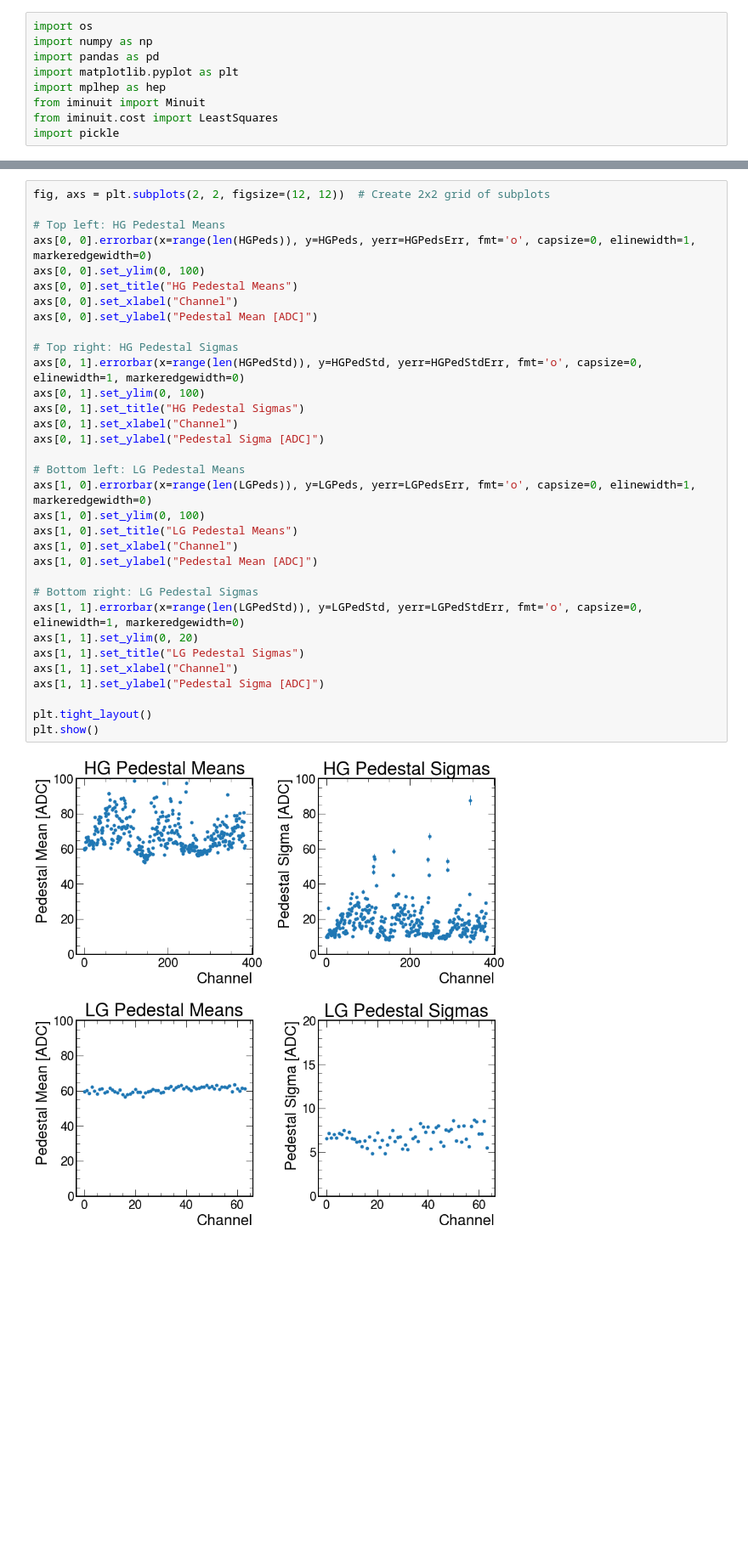
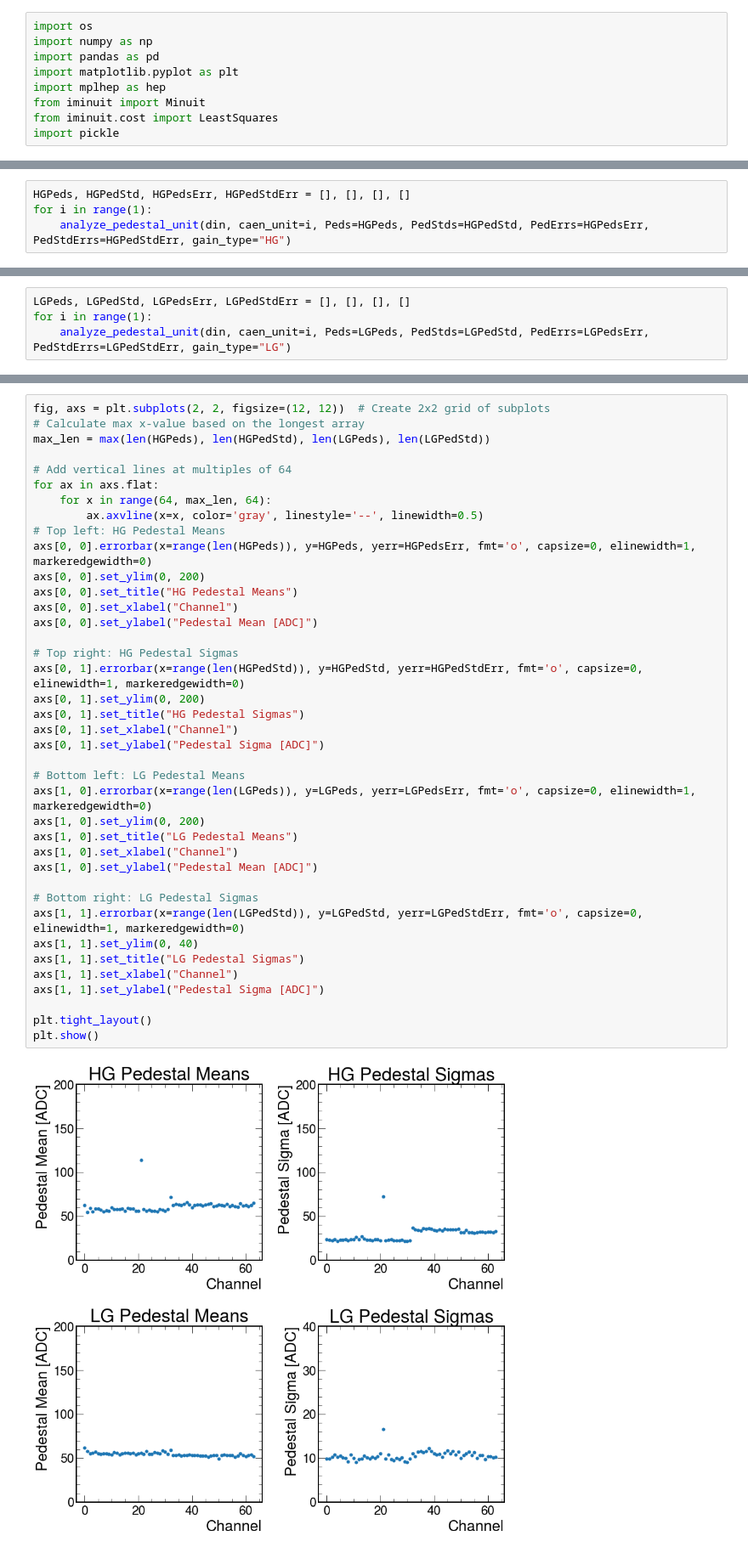
Before and after one commit to SeanBP/genIII_prototype_analysis, a Jupyter notebook: Pedestal_Analysis.ipynb, the cells around one changed output, grey strips where cells are left out. Shown at 85% size. Drawn from its saved outputs; the diff is of its cells as text; blank space fills up the shorter version.

```diff
--- a/Pedestal_Analysis.ipynb
+++ b/Pedestal_Analysis.ipynb
@@ -144,0 +127,4 @@ for i in range(64*1):
+# %%
+HGPeds, HGPedStd, HGPedsErr, HGPedStdErr = [], [], [], []
+for i in range(1):
+    analyze_pedestal_unit(din, caen_unit=i, Peds=HGPeds, PedStds=HGPedStd, PedErrs=HGPedsErr, PedStdErrs=HGPedStdErr, gain_type="HG")
@@ -144,0 +133,4 @@ for i in range(64*1):
+# %%
+LGPeds, LGPedStd, LGPedsErr, LGPedStdErr = [], [], [], []
+for i in range(1):
+    analyze_pedestal_unit(din, caen_unit=i, Peds=LGPeds, PedStds=LGPedStd, PedErrs=LGPedsErr, PedStdErrs=LGPedStdErr, gain_type="LG")
@@ -145,38 +139,44 @@ for i in range(64*1):
 # %%
 fig, axs = plt.subplots(2, 2, figsize=(12, 12))  # Create 2x2 grid of subplots
+# Calculate max x-value based on the longest array
+max_len = max(len(HGPeds), len(HGPedStd), len(LGPeds), len(LGPedStd))
 
+# Add vertical lines at multiples of 64
+for ax in axs.flat:
+    for x in range(64, max_len, 64):
+        ax.axvline(x=x, color='gray', linestyle='--', linewidth=0.5)
 # Top left: HG Pedestal Means
 axs[0, 0].errorbar(x=range(len(HGPeds)), y=HGPeds, yerr=HGPedsErr, fmt='o', capsize=0, elinewidth=1, markeredgewidth=0)
-axs[0, 0].set_ylim(0, 100)
+axs[0, 0].set_ylim(0, 200)
 axs[0, 0].set_title("HG Pedestal Means")
 axs[0, 0].set_xlabel("Channel")
 axs[0, 0].set_ylabel("Pedestal Mean [ADC]")
 
 # Top right: HG Pedestal Sigmas
 axs[0, 1].errorbar(x=range(len(HGPedStd)), y=HGPedStd, yerr=HGPedStdErr, fmt='o', capsize=0, elinewidth=1, markeredgewidth=0)
-axs[0, 1].set_ylim(0, 100)
+axs[0, 1].set_ylim(0, 200)
 axs[0, 1].set_title("HG Pedestal Sigmas")
 axs[0, 1].set_xlabel("Channel")
 axs[0, 1].set_ylabel("Pedestal Sigma [ADC]")
 
 # Bottom left: LG Pedestal Means
 axs[1, 0].errorbar(x=range(len(LGPeds)), y=LGPeds, yerr=LGPedsErr, fmt='o', capsize=0, elinewidth=1, markeredgewidth=0)
-axs[1, 0].set_ylim(0, 100)
+axs[1, 0].set_ylim(0, 200)
 axs[1, 0].set_title("LG Pedestal Means")
 axs[1, 0].set_xlabel("Channel")
 axs[1, 0].set_ylabel("Pedestal Mean [ADC]")
 
 # Bottom right: LG Pedestal Sigmas
 axs[1, 1].errorbar(x=range(len(LGPedStd)), y=LGPedStd, yerr=LGPedStdErr, fmt='o', capsize=0, elinewidth=1, markeredgewidth=0)
-axs[1, 1].set_ylim(0, 20)
+axs[1, 1].set_ylim(0, 40)
 axs[1, 1].set_title("LG Pedestal Sigmas")
 axs[1, 1].set_xlabel("Channel")
 axs[1, 1].set_ylabel("Pedestal Sigma [ADC]")
 
 plt.tight_layout()
 plt.show()
 # %% [output]
-[figure, old version]
+[figure, new version]
 # %%
 pedestal_data = {
     'HGPedMean': HGPeds,
```
Also changed, not shown: parts of 7 cells of this notebook, 23 other files.
